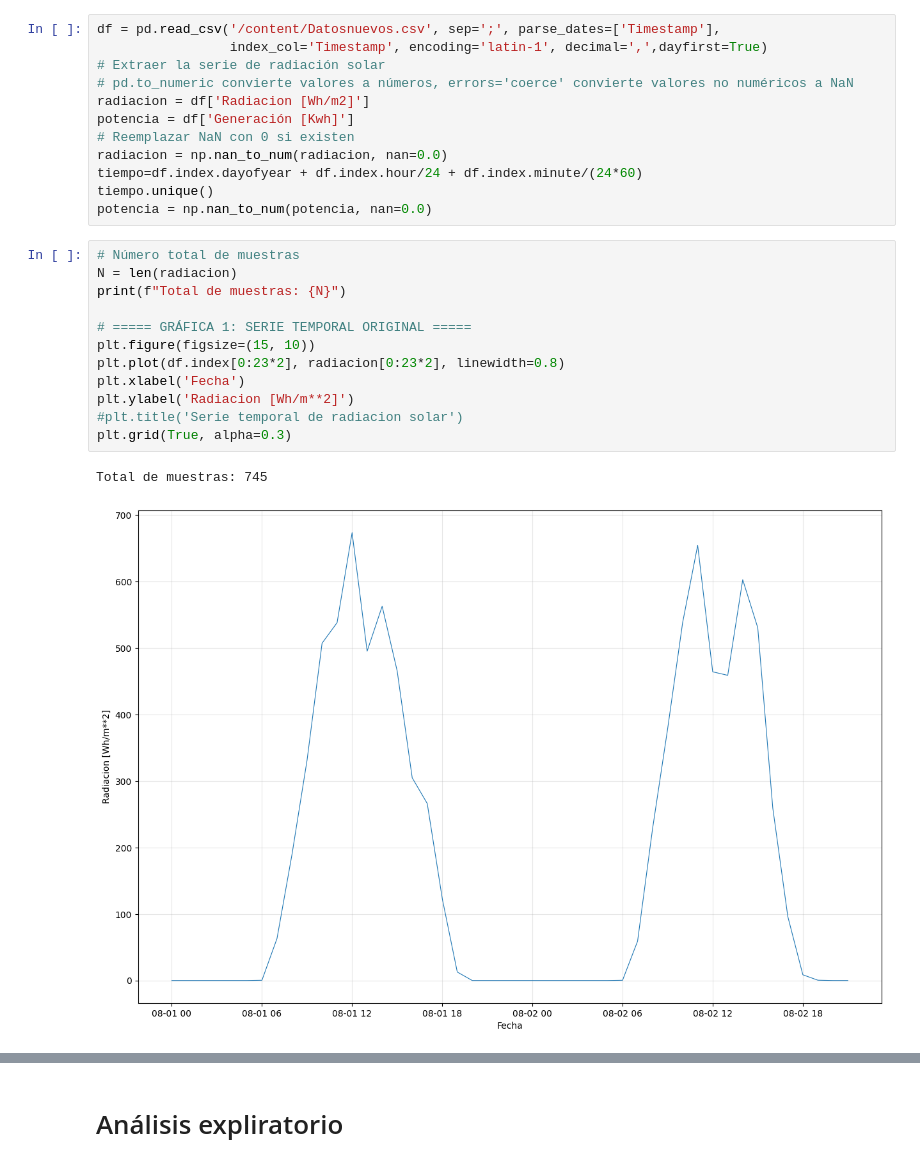
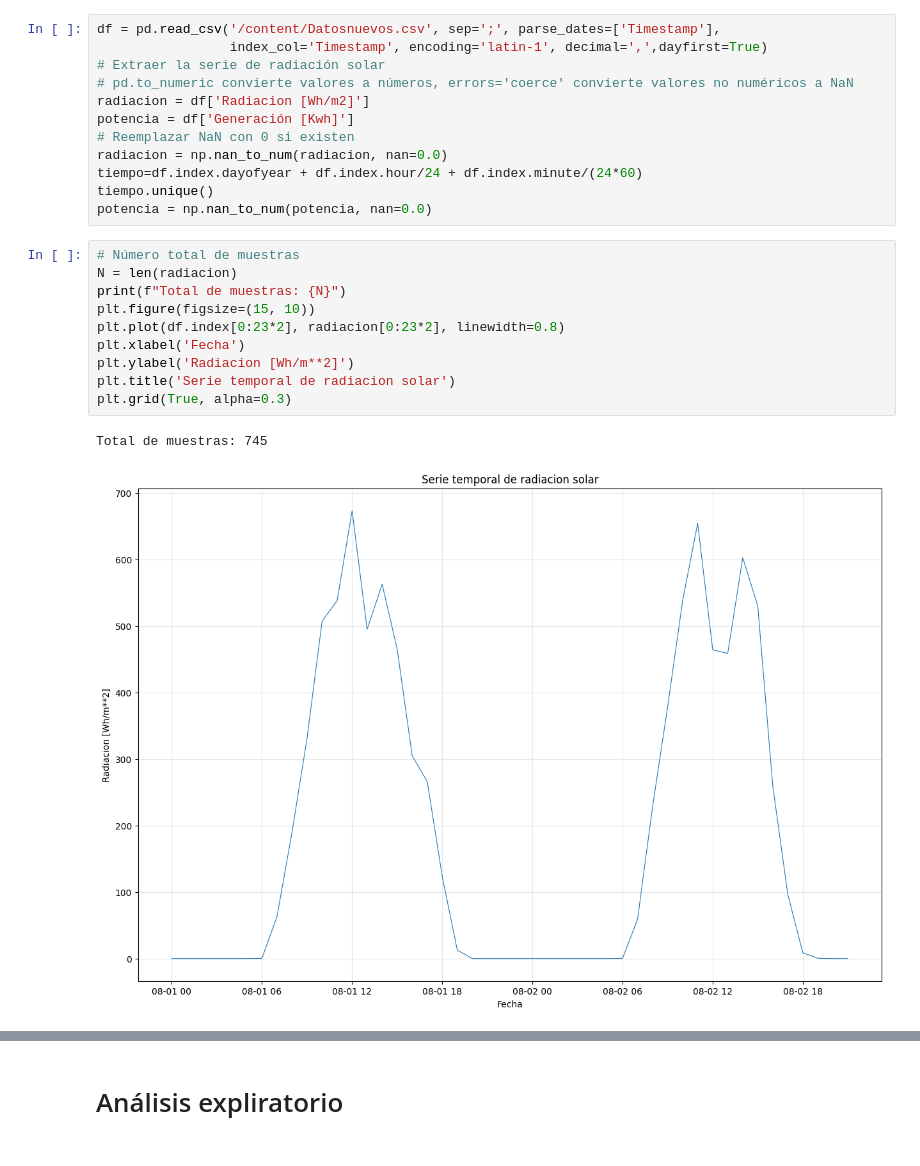
Before and after one commit to Deygoms/TimeSeries-GenerationSolar, a Jupyter notebook: TrabajoF_seriesT.ipynb, the cells around one changed output, grey strips where cells are left out. Drawn from its saved outputs; the diff is of its cells as text.

```diff
--- a/TrabajoF_seriesT.ipynb
+++ b/TrabajoF_seriesT.ipynb
@@ -36,18 +34,16 @@ potencia = np.nan_to_num(potencia, nan=0.0)
 # %%
 # Número total de muestras
 N = len(radiacion)
 print(f"Total de muestras: {N}")
-
-# ===== GRÁFICA 1: SERIE TEMPORAL ORIGINAL =====
 plt.figure(figsize=(15, 10))
 plt.plot(df.index[0:23*2], radiacion[0:23*2], linewidth=0.8)
 plt.xlabel('Fecha')
 plt.ylabel('Radiacion [Wh/m**2]')
-#plt.title('Serie temporal de radiacion solar')
+plt.title('Serie temporal de radiacion solar')
 plt.grid(True, alpha=0.3)
 # %% [output]
 Total de muestras: 745
-[figure, old version]
+[figure, new version]
 # %%
 plt.figure(figsize=(15, 10))
 
```
Also changed, not shown: parts of 20 cells of this notebook.
